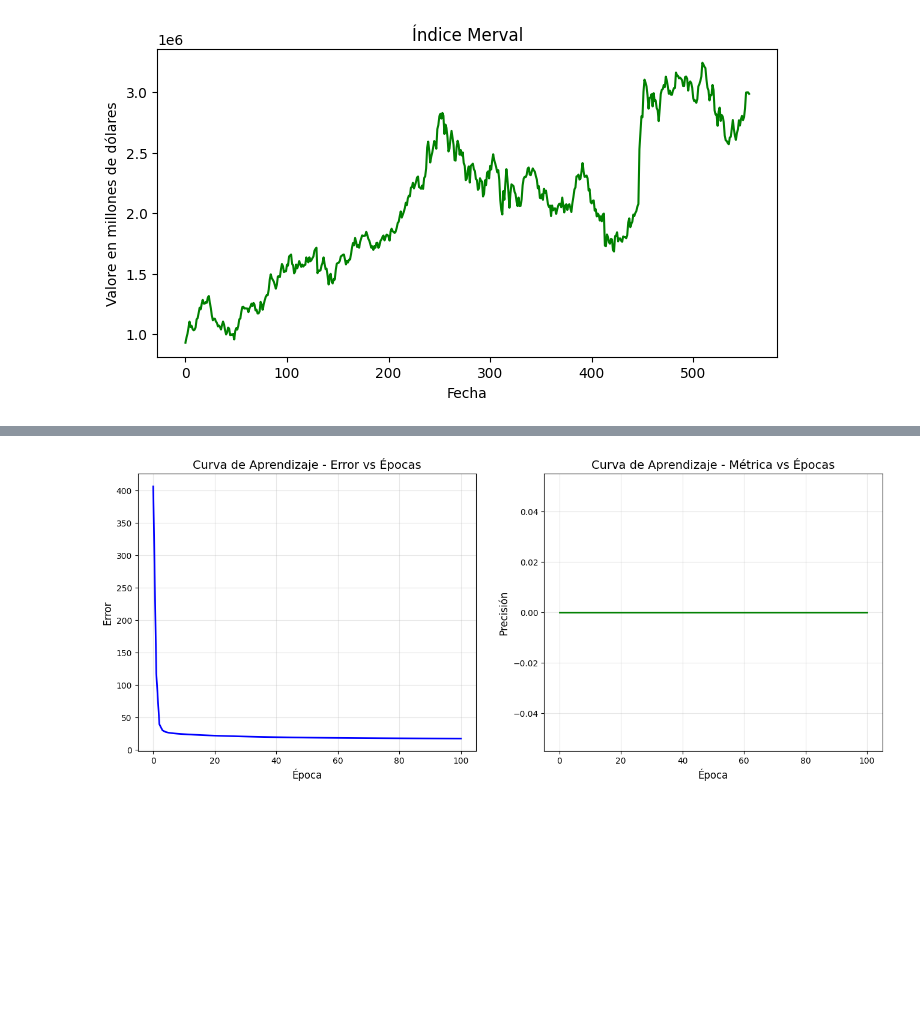
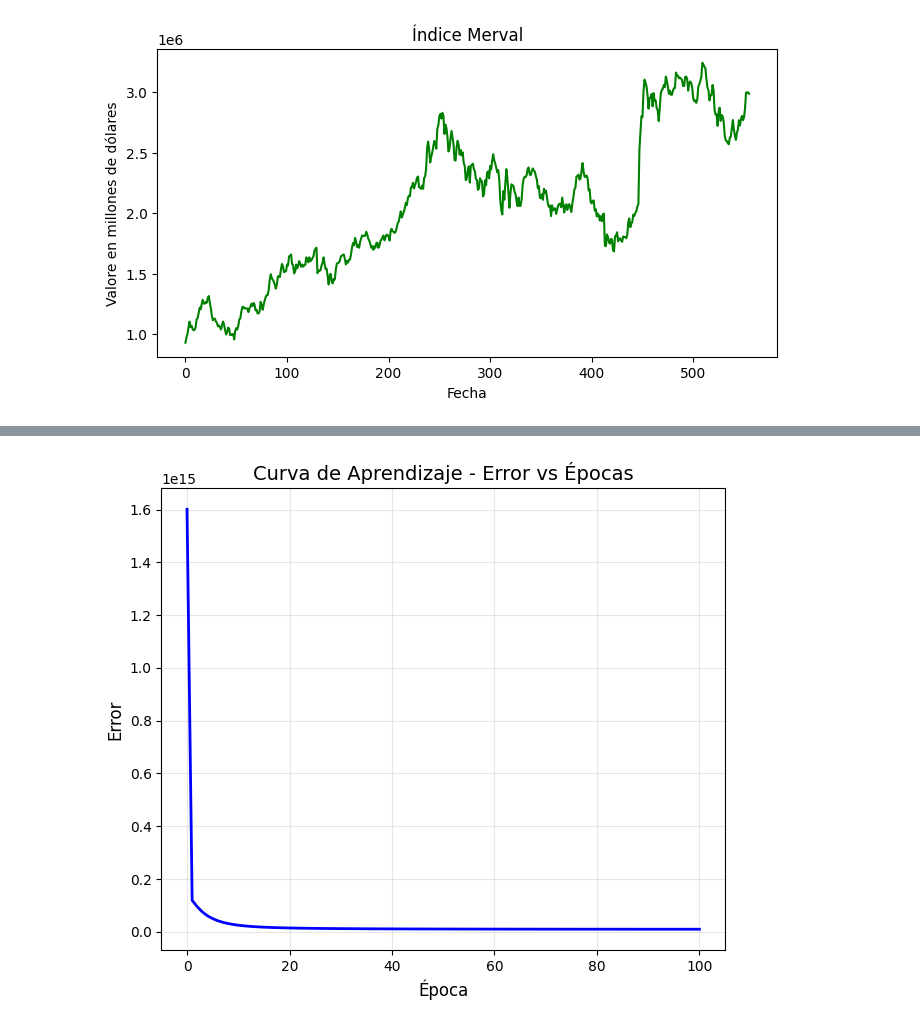
Before and after one commit to gggelme/redes_neuronales, a Jupyter notebook: GTP3/RBF_XOR&CONCENT.ipynb, the cells around one changed output, grey strips where cells are left out. Cells and saved outputs as stored; diff of their text form; code cells hidden in the pictures; blank space fills up the shorter version.

```diff
--- a/GTP3/RBF_XOR&CONCENT.ipynb
+++ b/GTP3/RBF_XOR&CONCENT.ipynb
@@ -853,21 +949,5 @@ plt.show()
 # %%
-X_train, y_train, X_test, y_test = train_test_split_temporal(valores, test_size=0.2, window_size=3)
-
-X_mean = np.mean(X_train, axis=0)
-X_std = np.std(X_train, axis=0)
-X_std[X_std == 0] = 1
-
-X_train = (X_train - X_mean) / X_std
-X_test  = (X_test  - X_mean) / X_std
-
-
-y_mean = np.mean(y_train, axis=0)
-y_std = np.std(y_train, axis=0)
-if y_std == 0:
-    y_std = 1
-
-y_train = (y_train - y_mean) / y_std
-y_test  = (y_test  - y_mean) / y_std
+X_train, y_train, X_test, y_test = train_test_split_temporal(valores, test_size=0.2)
 
 print(X_train.shape, y_train.shape)
 print(X_test.shape, y_test.shape)
@@ -877,19 +957,16 @@ print(X_test.shape, y_test.shape)
 # %%
 model = RBFNN(
-    n_clusters=10,
+    n_clusters=15,
     inicializacion='kmeans++',
     k_means_opt='por lotes',
-    variance_treatement='identity',
+    variance_treatement='differents',
     activation_function='normal',
     output_activation='linear',
     learning_rate=0.01,
     max_iters=100,
-    eps=-0.001
+    eps=0.001
 )
 
 model.fit(X_train, y_train)
 y_pred = model.transform(X_test)
-
-y_pred_real = y_pred * y_std + y_mean
-y_test_real = y_test * y_std + y_mean
 # %% [output]
@@ -921,21 +994,13 @@ print(model.calculate_error(X_test, y_test))
 # %%
 plt.figure(figsize=(16, 6))
 plt.subplot(1,2,1)
 plt.plot(model.historial_error, color='blue', linewidth=2)
 plt.xlabel('Época', fontsize=12)
 plt.ylabel('Error', fontsize=12)
 plt.title('Curva de Aprendizaje - Error vs Épocas', fontsize=14)
 plt.grid(True, alpha=0.3)
-
-plt.subplot(1,2,2)
-plt.plot(model.historial_metric, color='green', linewidth=2)
-plt.xlabel('Época', fontsize=12)
-plt.ylabel('Precisión', fontsize=12)
-plt.title('Curva de Aprendizaje - Métrica vs Épocas', fontsize=14)
-plt.grid(True, alpha=0.3)
-plt.show()
 # %% [output]
-[figure, old version]
+[figure, new version]
 # %%
 plt.figure(figsize=(8,4))
 plt.xlabel("Y predicho")
```
Also changed, not shown: parts of 22 cells of this notebook.
